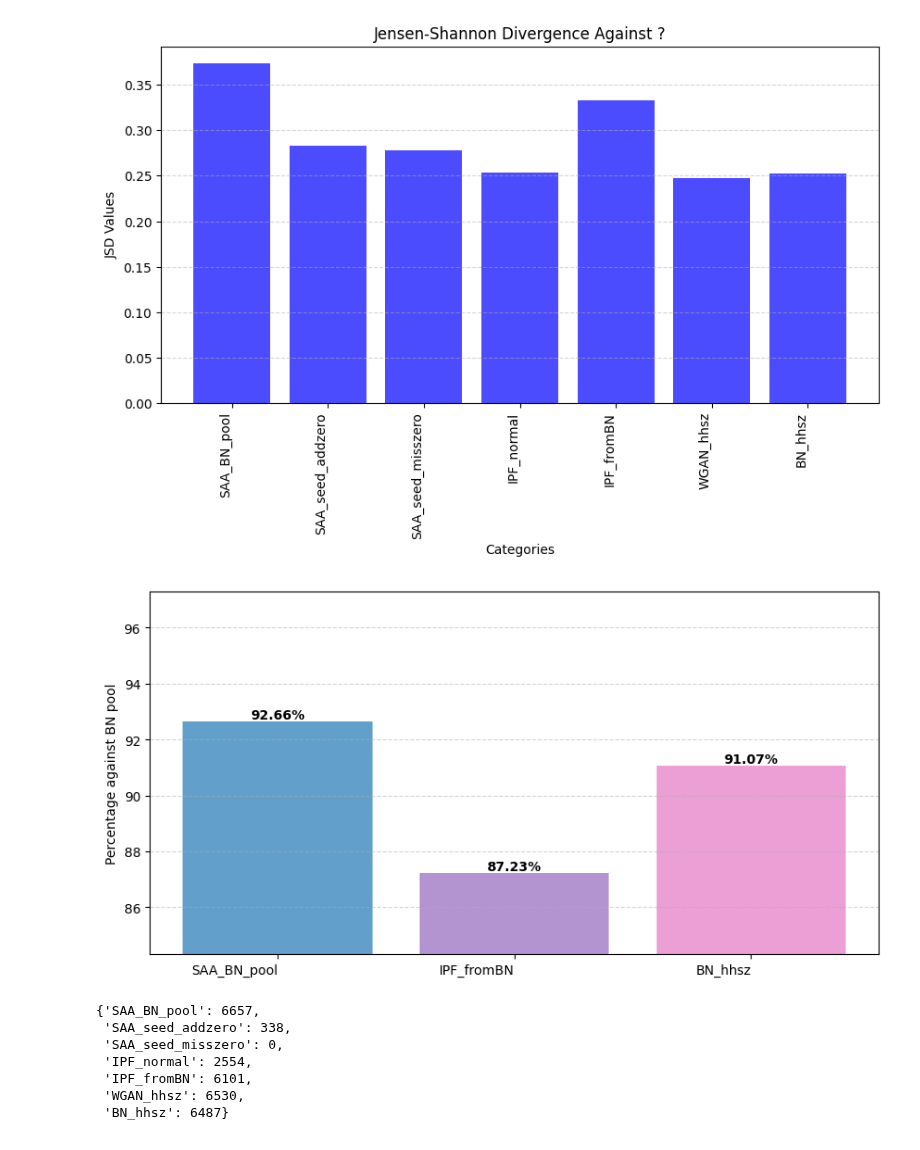
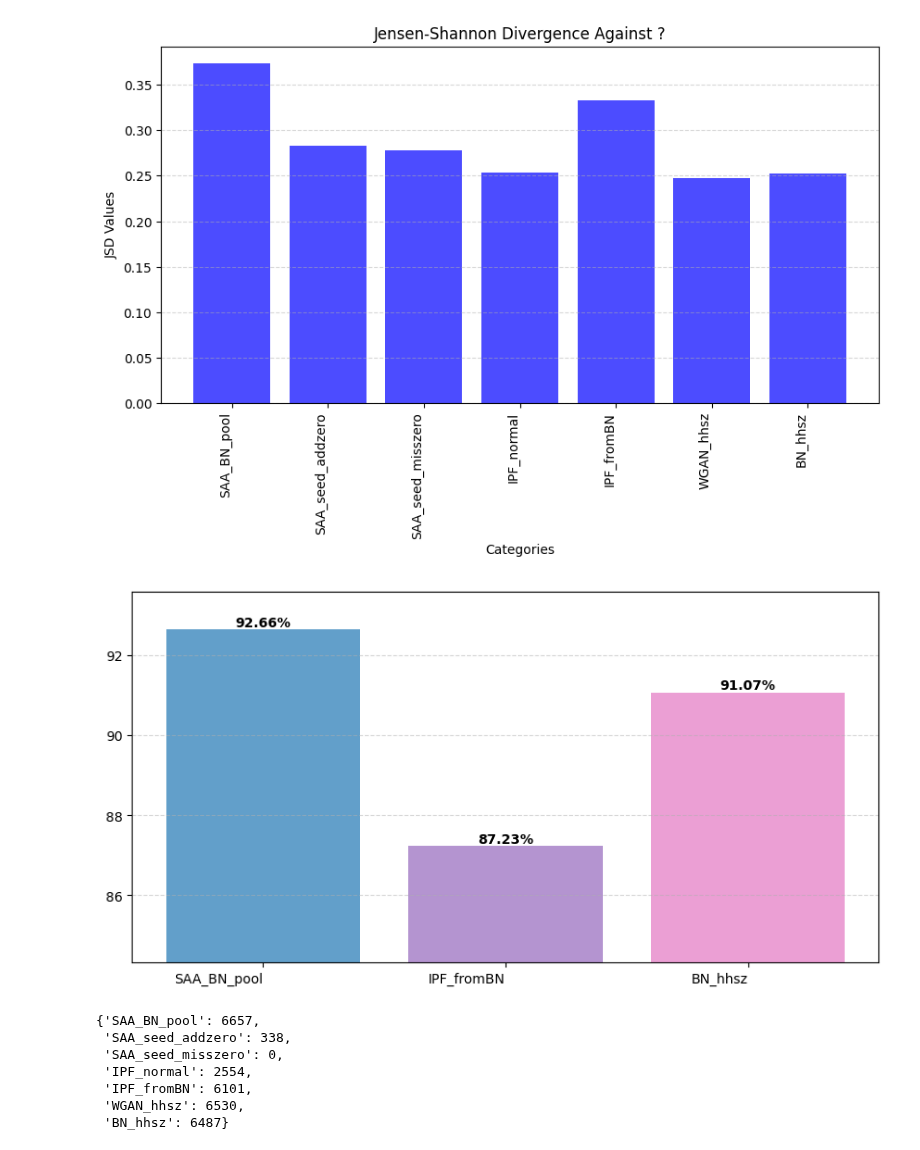
Before and after one commit to bobkatla/PopSyn_Monash, a Jupyter notebook: PopSynthesis/Analyse/compare_seed.ipynb, the cells around one changed output. Cells and saved outputs as stored; diff of their text form; code cells hidden in the pictures.

```diff
--- a/PopSynthesis/Analyse/compare_seed.ipynb
+++ b/PopSynthesis/Analyse/compare_seed.ipynb
@@ -171,37 +182,38 @@ plt.show()
 # %%
 comb_count = {name: 100*len(df.index)/len(pool_comb_all_count.index) for name, df in convert_all_to_comb_count.items()}
 # comb_count["pool"] = 100
+# color_code["pool"] = "#000000"
 comb_count.pop("SAA_seed_misszero")
 comb_count.pop("SAA_seed_addzero")
 comb_count.pop("IPF_normal")
 comb_count.pop("WGAN_hhsz")
 
 # Convert keys and values to lists for plotting
 x_labels = list(comb_count.keys())
 y_values = list(comb_count.values())
 
 # Find the 80% threshold
 threshold = 0.91 * max(y_values)
 
 plt.figure(figsize=(10, 5))  # Set figure size
 bars = plt.bar(x_labels, y_values, alpha=0.7, color=[color_code[x] for x in x_labels])  # Create bars
 
 plt.xticks(rotation=0, ha='right')  # Rotate x labels 90 degrees
-plt.ylabel("Percentage against BN pool")  # Label y-axis
+# plt.ylabel("Percentage against BN pool total number of combinations")  # Label y-axis
 plt.grid(axis='y', linestyle='--', alpha=0.5)  # Add grid for better readability
 
 # Set y-axis limit to focus on values above 80% of max
-plt.ylim(threshold, max(y_values) * 1.05)
+plt.ylim(threshold, max(y_values) * 1.01)
 
 # Add values on top of bars
 for bar in bars:
     yval = bar.get_height()
     if yval >= threshold:
         plt.text(bar.get_x() + bar.get_width()/2, yval, str(round(yval,2))+"%", ha='center', va='bottom', fontsize=10, fontweight='bold')
 
 plt.show()
 # %% [output]
-[figure, old version]
+[figure, new version]
 # %%
 convert_count_diff_pool = {name: len(set(df.index) - set(seed_comb_all_count.index)) for name, df in convert_all_to_comb_count.items()}
 # convert_count_diff_pool["seed"] = len(set(seed_comb_all_count.index) - set(pool_comb_all_count.index))
```
Also changed, not shown: parts of 1 cell of this notebook, 1 other file.
